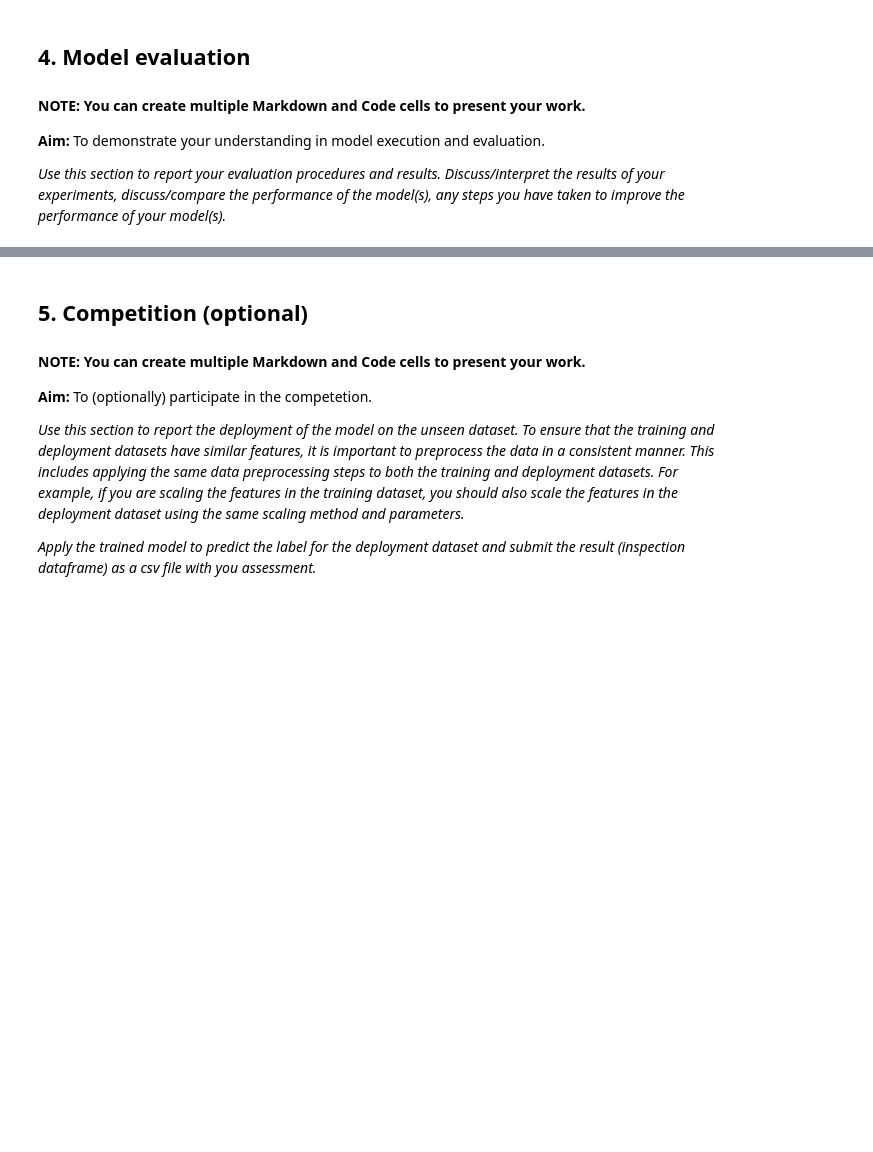
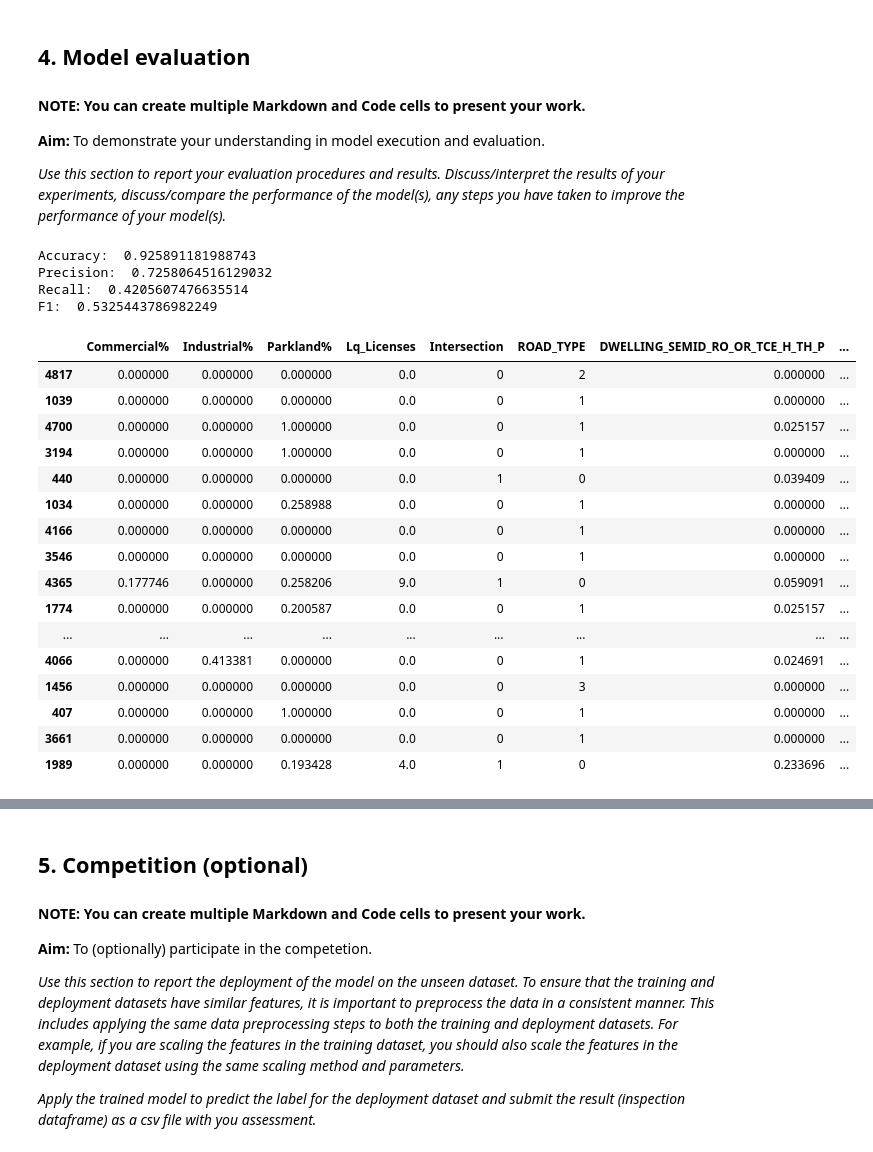
Before and after one commit to ItsSHALINISuresh/ML-in-Business, a Jupyter notebook: MIS710 Assignment/MIS710_A1_Template_T2_2023.ipynb, the cells around one changed output, grey strips where cells are left out. Saved outputs shown, nothing was run; the diff lists cells and outputs as text; code cells hidden in the pictures; blank space fills up the shorter version.

```diff
--- a/MIS710 Assignment/MIS710_A1_Template_T2_2023.ipynb
+++ b/MIS710 Assignment/MIS710_A1_Template_T2_2023.ipynb
@@ -470,0 +469,37 @@ _Use this section to report your evaluation procedures and results.  Discuss/int
+# %%
+#call metrics functions: Accuracy, Precision, Recall, F1 using the parameters y_test and y_pred
+print("Accuracy: ", metrics.accuracy_score(y_test,y_pred))
+print("Precision: ", metrics.precision_score(y_test,y_pred))
+print("Recall: ", metrics.recall_score(y_test,y_pred))
+print("F1: ", metrics.f1_score(y_test,y_pred))
+# %% [output]
+Accuracy:  0.925891181988743
+Precision:  0.7258064516129032
+Recall:  0.4205607476635514
+F1:  0.5325443786982249
+# %%
+#join unseen y_test with predicted value into a data frame
+inspection=pd.DataFrame({'Actual':y_test, 'Predicted':y_pred})
+
+#join X_test with the new dataframe
+inspection=pd.concat([X_test,inspection], axis=1)
+
+inspection.head(50)
+# %% [output]
+|  | Commercial% | Industrial% | Parkland% | Lq_Licenses | Intersection | ROAD_TYPE | DWELLING_SEMID_RO_OR_TCE_H_TH_P | ... |
+| 4817 | 0.000000 | 0.000000 | 0.000000 | 0.0 | 0 | 2 | 0.000000 | ... |
+| 1039 | 0.000000 | 0.000000 | 0.000000 | 0.0 | 0 | 1 | 0.000000 | ... |
+| 4700 | 0.000000 | 0.000000 | 1.000000 | 0.0 | 0 | 1 | 0.025157 | ... |
+| 3194 | 0.000000 | 0.000000 | 1.000000 | 0.0 | 0 | 1 | 0.000000 | ... |
+| 440 | 0.000000 | 0.000000 | 0.000000 | 0.0 | 1 | 0 | 0.039409 | ... |
+| 1034 | 0.000000 | 0.000000 | 0.258988 | 0.0 | 0 | 1 | 0.000000 | ... |
+| 4166 | 0.000000 | 0.000000 | 0.000000 | 0.0 | 0 | 1 | 0.000000 | ... |
+| 3546 | 0.000000 | 0.000000 | 0.000000 | 0.0 | 0 | 1 | 0.000000 | ... |
+| 4365 | 0.177746 | 0.000000 | 0.258206 | 9.0 | 1 | 0 | 0.059091 | ... |
+| 1774 | 0.000000 | 0.000000 | 0.200587 | 0.0 | 0 | 1 | 0.025157 | ... |
+| ... | ... | ... | ... | ... | ... | ... | ... | ... |
+| 4066 | 0.000000 | 0.413381 | 0.000000 | 0.0 | 0 | 1 | 0.024691 | ... |
+| 1456 | 0.000000 | 0.000000 | 0.000000 | 0.0 | 0 | 3 | 0.000000 | ... |
+| 407 | 0.000000 | 0.000000 | 1.000000 | 0.0 | 0 | 1 | 0.000000 | ... |
+| 3661 | 0.000000 | 0.000000 | 0.000000 | 0.0 | 0 | 1 | 0.000000 | ... |
+| 1989 | 0.000000 | 0.000000 | 0.193428 | 4.0 | 1 | 0 | 0.233696 | ... |
```
Also changed, not shown: parts of 11 cells of this notebook.
